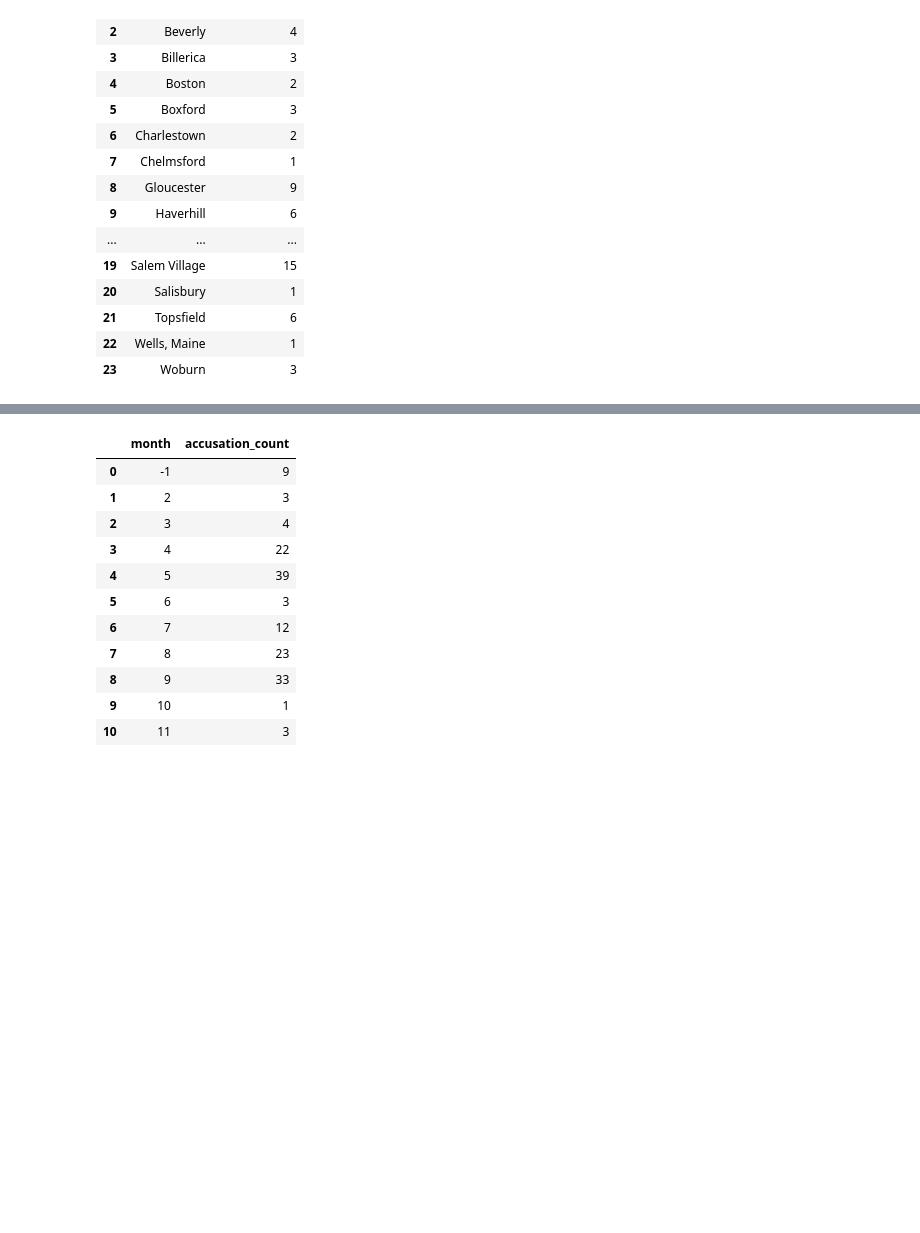
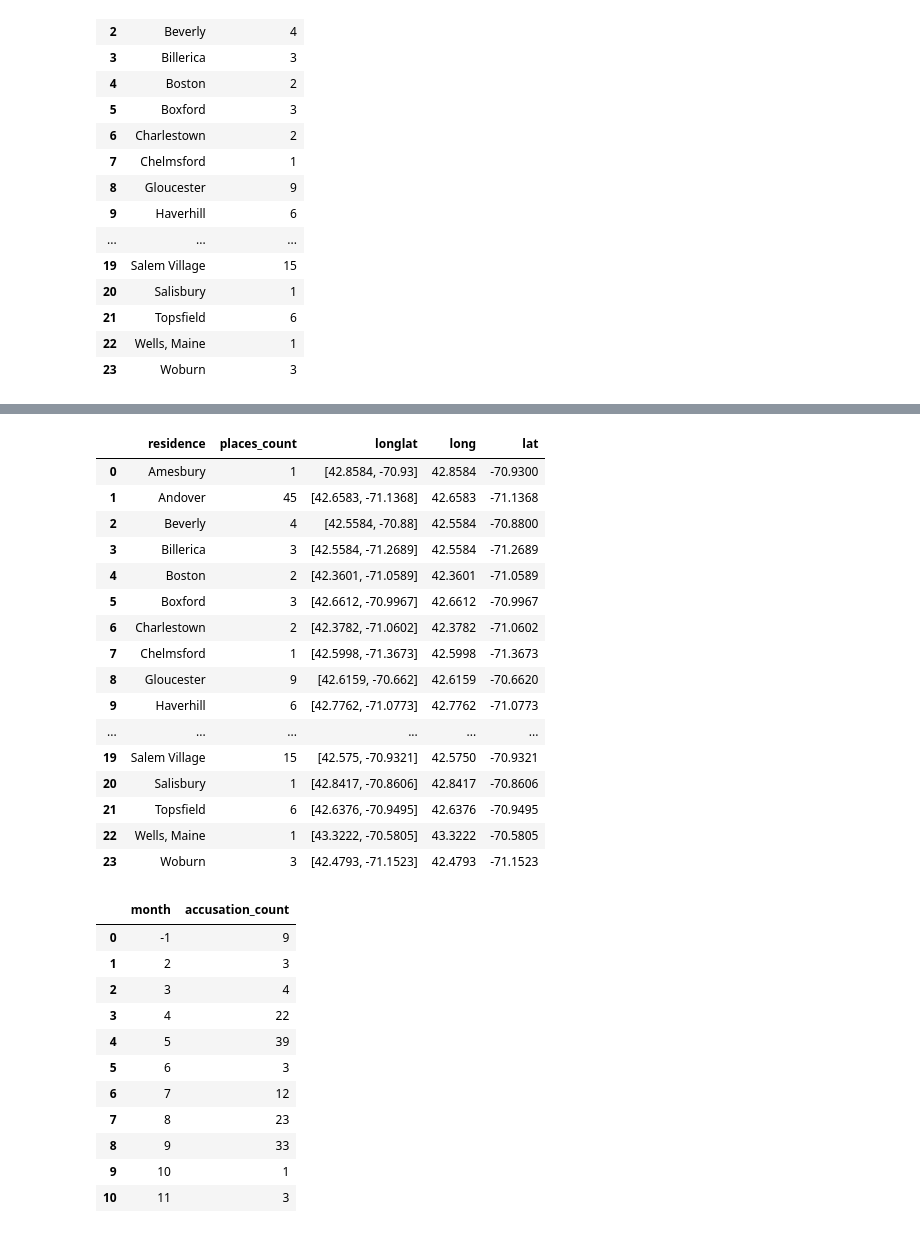
Before and after one commit to briantfriederich/salem_trials_dashboard, a Jupyter notebook: Untitled.ipynb, the cells around one changed output, grey strips where cells are left out. Drawn from its saved outputs; the diff is of its cells as text; code cells hidden in the pictures; blank space fills up the shorter version.

Commit message:
figure out geography data wrangling

```diff
--- a/Untitled.ipynb
+++ b/Untitled.ipynb
@@ -50,3 +50,10 @@ places
 | 21 | Topsfield | 6 |
 | 22 | Wells, Maine | 1 |
 | 23 | Woburn | 3 |
+# %%
+longlatdf = {' Amesbury ':[42.8584, -70.9300], ' Andover ':[42.6583, -71.1368], ' Beverly ':[42.5584, -70.8800], ' Billerica ':[42.5584, -71.2689],
+' Boston ':[42.3601, -71.0589], ' Boxford ':[42.6612, -70.9967], ' Charlestown ':[42.3782, -71.0602], ' Chelmsford ':[42.5998, -71.3673],
+' Gloucester ':[42.6159, -70.6620], ' Haverhill ':[42.7762, -71.0773], ' Ipswich ':[42.6792, -70.8412], ' Lynn ':[42.4668, -70.9495],
+' Malden ':[42.4251, -71.0662], ' Manchester ':[42.5778, -70.7676], ' Marblehead ':[42.5000, -70.8578], ' Piscataqua, Maine ':[43.0881, -70.7361],
+' Reading ':[42.5257, -71.0953], ' Rowley ':[42.7167, -70.8787], ' Salem Town ':[42.5195, -70.8967], ' Salem Village ':[42.5750, -70.9321],
+' Salisbury ':[42.8417, -70.8606], ' Topsfield ':[42.6376, -70.9495], ' Wells, Maine ':[43.3222, -70.5805], ' Woburn ':[42.4793, -71.1523]}
@@ -53,3 +80,25 @@ places
+# %%
+places['longlat'] = places['residence'].map(longlatdf)
+places[['long', 'lat']] = pd.DataFrame(places.longlat.values.tolist(), index=places.index)
+places
+# %% [output]
+|  | residence | places_count | longlat | long | lat |
+| 0 | Amesbury | 1 | [42.8584, -70.93] | 42.8584 | -70.9300 |
+| 1 | Andover | 45 | [42.6583, -71.1368] | 42.6583 | -71.1368 |
+| 2 | Beverly | 4 | [42.5584, -70.88] | 42.5584 | -70.8800 |
+| 3 | Billerica | 3 | [42.5584, -71.2689] | 42.5584 | -71.2689 |
+| 4 | Boston | 2 | [42.3601, -71.0589] | 42.3601 | -71.0589 |
+| 5 | Boxford | 3 | [42.6612, -70.9967] | 42.6612 | -70.9967 |
+| 6 | Charlestown | 2 | [42.3782, -71.0602] | 42.3782 | -71.0602 |
+| 7 | Chelmsford | 1 | [42.5998, -71.3673] | 42.5998 | -71.3673 |
+| 8 | Gloucester | 9 | [42.6159, -70.662] | 42.6159 | -70.6620 |
+| 9 | Haverhill | 6 | [42.7762, -71.0773] | 42.7762 | -71.0773 |
+| ... | ... | ... | ... | ... | ... |
+| 19 | Salem Village | 15 | [42.575, -70.9321] | 42.5750 | -70.9321 |
+| 20 | Salisbury | 1 | [42.8417, -70.8606] | 42.8417 | -70.8606 |
+| 21 | Topsfield | 6 | [42.6376, -70.9495] | 42.6376 | -70.9495 |
+| 22 | Wells, Maine | 1 | [43.3222, -70.5805] | 43.3222 | -70.5805 |
+| 23 | Woburn | 3 | [42.4793, -71.1523] | 42.4793 | -71.1523 |
 # %%
 timeline_acc = df1.groupby(["month_of_accusation"])["month_of_accusation"].count()
 timeline_acc = timeline_acc.to_frame("accusation_count").reset_index()
```
Also changed, not shown: parts of 1 cell of this notebook.
